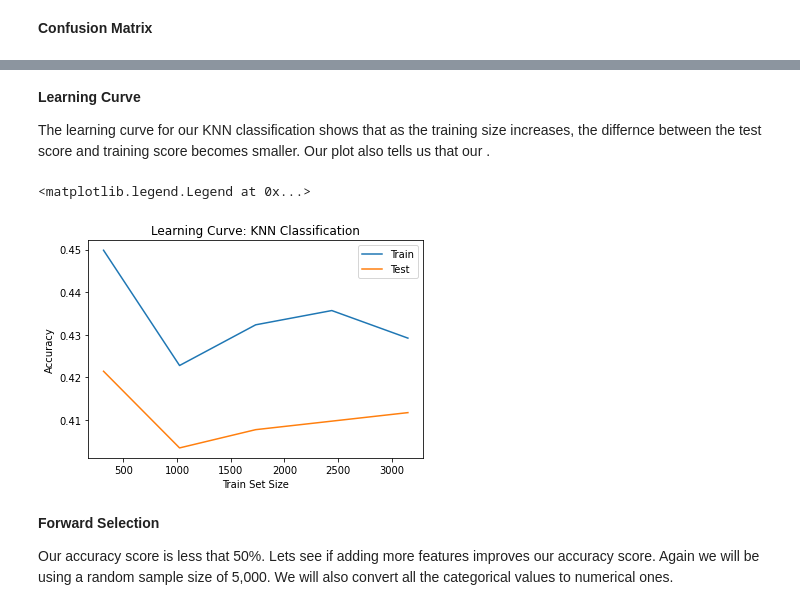
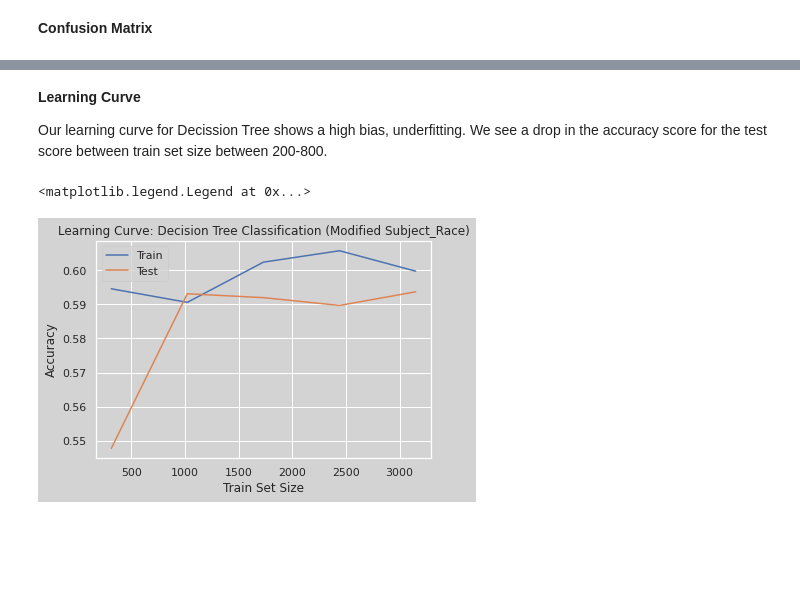
Before and after one commit to nimbuscloudservices/CST383-Project, a Jupyter notebook: cst383_project.ipynb, the cells around one changed output, grey strips where cells are left out. Drawn from its saved outputs; the diff is of its cells as text; code cells hidden in the pictures; blank space fills up the shorter version.

```diff
--- a/cst383_project.ipynb
+++ b/cst383_project.ipynb
@@ -148,6 +161,7 @@ Lastly, we will use only a random sample of 50%.
 df.drop(['raw_row_number', 'date', 'time', 'location', 'lat', 'lng', 'district', 'contraband_found', 'search_basis', 'raw_search_vehicle_description', 'raw_result_of_contact_description', 'type'], axis=1, inplace=True)
 df = df.dropna()
 df = df.sample(frac=0.5)
+df = df.reset_index(drop=True)
 # %%
 df.info()
 # %% [output]
@@ -194,0 +258,12 @@ Example of Features:
+# %%
+plt.figure(tight_layout=True, figsize=(15, 5))
+plt.subplot(1,2,1)
+sns.kdeplot(df['subject_age'])
+plt.title('Density of Age')
+plt.xlabel('Age')
+plt.subplot(1,2,2)
+sns.violinplot(data=df, x="subject_race", y="subject_age")
+plt.title('Subject Age by Race')
+plt.ylabel('Subject Age')
+plt.xlabel('Race')
+sns.set(rc={'axes.facecolor':'lightgrey', 'figure.facecolor':'lightgrey'})
@@ -332,0 +630,3 @@ Actual: [1 1 3 4 2 1 0 4 1 0]
+# %%
+other_df = df
+other_df.subject_race = other_df.subject_race.replace({1:0, 2:0, 3:0, 4:1})
@@ -332,0 +784,19 @@ Actual: [1 1 3 4 2 1 0 4 1 0]
+# %%
+predictors = ['outcome', 'subject_age']
+X = other_df[predictors].values
+y = other_df['subject_race'].values
+
+indexes = np.random.choice(y.size, size=5000)
+X_mini = X[indexes]
+y_mini = y[indexes]
+
+X_train, X_test, y_train, y_test = train_test_split(X_mini, y_mini, test_size=0.30, random_state=0)
+
+clf = DecisionTreeClassifier(max_depth = 2, random_state=0)
+clf.fit(X_train, y_train)
+y_predict = clf.predict(X_test)
+
+target_names = ['white','other']
+n = export_graphviz(clf,precision=2, feature_names=predictors, proportion=True, class_names=target_names, filled=True, rounded=True, special_characters=True)
+graph = graphviz.Source(n)
+graph
@@ -357,23 +830,19 @@ Text(33.0, 0.5, 'actual')
-# %% [markdown]
-**Learning Curve**
-
-The learning curve for our KNN classification shows that as the training size increases, the differnce between the test score and training score becomes smaller. Our plot also tells us that our .
+# %% [markdown]
+**Learning Curve**
+
+Our learning curve for Decission Tree shows a high bias, underfitting. We see a drop in the accuracy score for the test score between train set size between 200-800.
 # %%
-train_sizes, train_scores, test_scores = learning_curve(knn, X_train, y_train, cv=10, scoring='accuracy')
+train_sizes, train_scores, test_scores = learning_curve(clf, X_train, y_train, cv=10, scoring='accuracy')
 train_scores_mean = np.mean(train_scores, axis=1)
 test_scores = np.mean(test_scores, axis=1)
 
 
 plt.plot(train_sizes, train_scores_mean, label='Train')
 plt.plot(train_sizes, test_scores, label='Test')
-plt.title('Learning Curve: KNN Classification')
+plt.title('Learning Curve: Decision Tree Classification (Modified Subject_Race)')
 plt.xlabel('Train Set Size')
 plt.ylabel('Accuracy')
 plt.legend()
 # %% [output]
 <matplotlib.legend.Legend at 0x...>
-[figure, old version]
+[figure, new version]
-# %% [markdown]
-**Forward Selection**
-
-Our accuracy score is less that 50%. Lets see if adding more features improves our accuracy score. Again we will be using a random sample size of 5,000. We will also convert all the categorical values to numerical ones.
```
Also changed, not shown: parts of 139 cells of this notebook.
